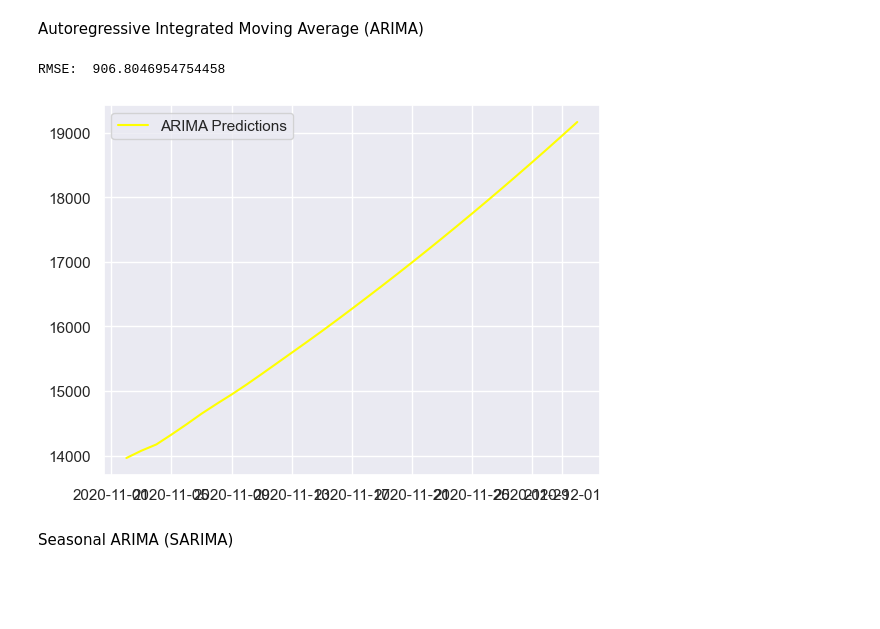
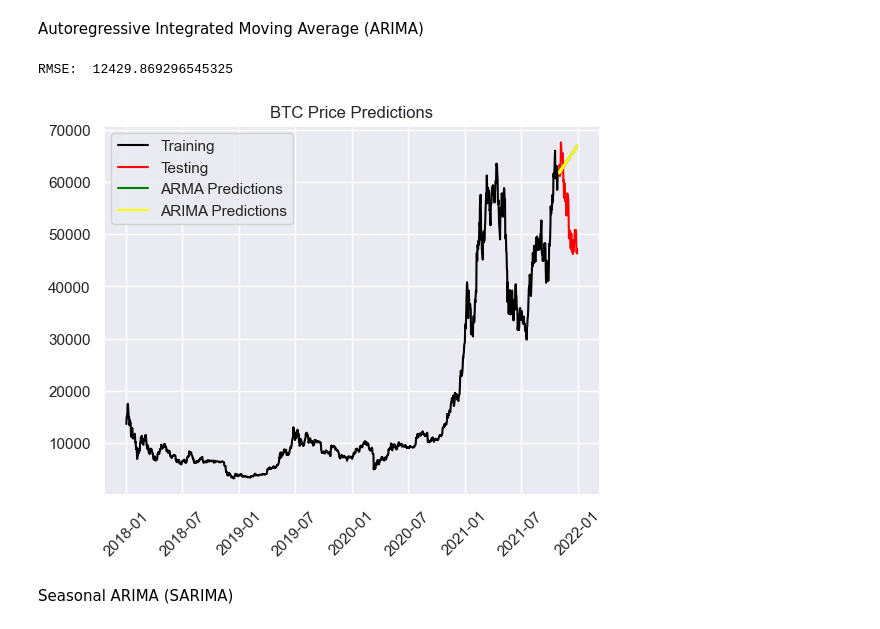
Before and after one commit to thaonguyen14021207/time-series-analysis, a Jupyter notebook: forecast_bitcoin_price.ipynb, the cells around one changed output. Saved outputs shown, nothing was run; the diff lists cells and outputs as text; code cells hidden in the pictures; blank space fills up the shorter version.

```diff
--- a/forecast_bitcoin_price.ipynb
+++ b/forecast_bitcoin_price.ipynb
@@ -82,6 +44,6 @@ btc.to_csv("btc.csv")
 # %% [markdown]
 Now, let’s read in our csv file and display the first five rows:
 # %%
-btc = pd.read_csv("btc.csv")
-print(btc.head())
+btc = pd.read_csv("data/btc.csv")
+print(btc)
 # %% [output]
@@ -125,6 +99,6 @@ We will split our data such that everything before November 2020 will serve as t
 # %%
-train = btc[btc.index < pd.to_datetime("2020-11-01", format='%Y-%m-%d')]
-test = btc[btc.index > pd.to_datetime("2020-11-01", format='%Y-%m-%d')]
+train = btc[btc.index < pd.to_datetime("2021-11-01", format='%Y-%m-%d')]
+test = btc[btc.index > pd.to_datetime("2021-11-01", format='%Y-%m-%d')]
 
 plt.plot(train, color = "black")
 plt.plot(test, color = "red")
@@ -194,26 +150,30 @@ Autoregressive Integrated Moving Average (ARIMA)
 # %%
 from statsmodels.tsa.arima.model import ARIMA
 # %%
-ARIMAmodel = ARIMA(y, order = (5, 4, 2))
+ARIMAmodel = ARIMA(y, order = (4, 2, 4))
 ARIMAmodel = ARIMAmodel.fit()
 
 y_pred = ARIMAmodel.get_forecast(len(test.index))
 y_pred_df = y_pred.conf_int(alpha = 0.05)
 y_pred_df["Predictions"] = ARIMAmodel.predict(start = y_pred_df.index[0], end = y_pred_df.index[-1])
 y_pred_df.index = test.index
 y_pred_out = y_pred_df["Predictions"]
-plt.plot(y_pred_out, color='Yellow', label = 'ARIMA Predictions')
+plt.plot(train, color = "black", label = "Training")
+plt.plot(test, color = "red", label = "Testing")
+plt.plot(y_pred_out, color='yellow', label = 'ARIMA Predictions')
+plt.xticks(rotation=45)
+plt.title("BTC Price Predictions")
 plt.legend()
 
 
 import numpy as np
 from sklearn.metrics import mean_squared_error
 
 arma_rmse = np.sqrt(mean_squared_error(test["BTC-USD"].values, y_pred_df["Predictions"]))
 print("RMSE: ",arma_rmse)
 # %% [output]
-RMSE:  906.8046954754458
+RMSE:  12429.869296545325
-[figure, old version]
+[figure, new version]
 # %% [markdown]
 Seasonal ARIMA (SARIMA)
 # %%
```
Also changed, not shown: parts of 24 cells of this notebook, 1 other file.
